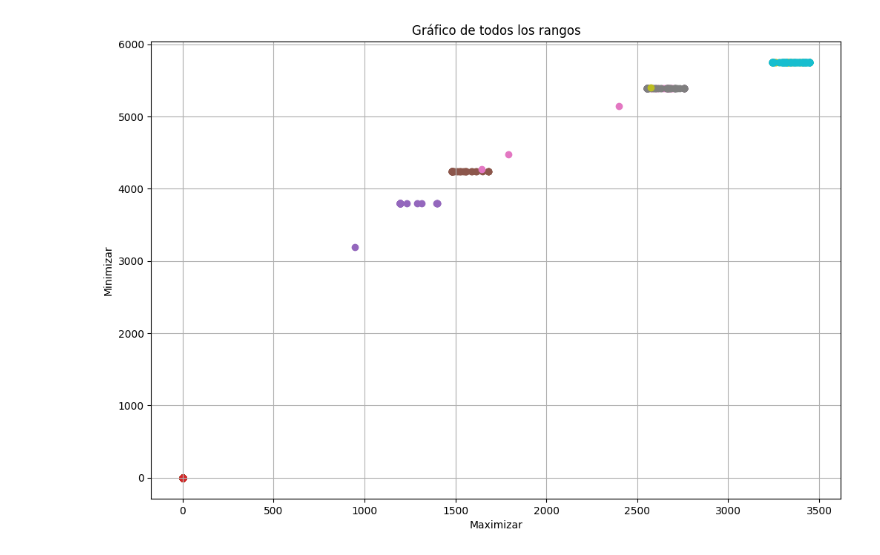
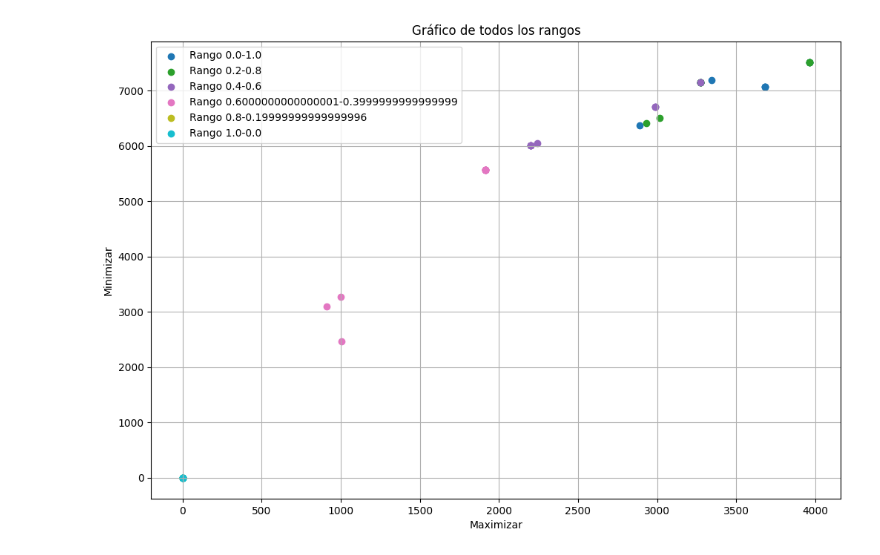
Before and after one commit to SwTzu/TareaOpti, a Jupyter notebook: optimizacion (1).ipynb, the cells around one changed output. Drawn from its saved outputs; the diff is of its cells as text; code cells hidden in the pictures.

```diff
--- a/optimizacion (1).ipynb
+++ b/optimizacion (1).ipynb
@@ -122,7 +164,7 @@ def actualizar_valores(i, ref_vector, Pdp):
         else:
             new_value = randomloc(u)
         i[u] = new_value
-    return np.clip(i, lower_band, upper_band)
+    return master_sigmoide(np.clip(i, lower_band, upper_band))
 # %%
 def Smin(t,maxiter):
     return (10 * 10**-6)/(365**(t/(maxiter/2.5)))
@@ -134,8 +172,8 @@ el rest = normal
 def main(maxiter,popsize,wmax,wmin):
     FS=[]
     for i in range(popsize):
-        while True:
-            aux=[random.uniform(lower_band[j], upper_band[j]) for j in range(len(lower_band))]
+        while True
+            aux=master_sigmoide([random.uniform(lower_band[j], upper_band[j]) for j in range(len(lower_band))])
             if restricciones(aux):
                 break
         FS.append(aux)
@@ -157,7 +195,7 @@ def main(maxiter,popsize,wmax,wmin):
             resta = 0
             while True:
                 FS[j + 1] = actualizar_valores(i, FS[0], Pdp)
-                if restricciones(FS[j+1]):
+                if restricciones(FS[j + 1]):
                     break
             resta = np.array(i) - np.array(FS[0])
             resta = np.sqrt(np.sum(resta**2))
@@ -168,19 +206,17 @@ def main(maxiter,popsize,wmax,wmin):
                 ref_vector = random.choice(FS[1:4])
             else:
                 ref_vector = FS[0]
-            while True:
-                FS[idx + 4] = actualizar_valores(j, ref_vector, Pdp)
-                if restricciones(FS[idx + 4]):
-                    break
+
+            FS[idx + 4] = actualizar_valores(j, ref_vector, Pdp)
+
 
         for idx, value in enumerate(Sc):
             if value < Smin(iterable, maxiter):
-                while True:
-                    for i in range(len(FS[idx + 1])):
-                        FS[idx + 1][i] = randomloc(i)
-                    if restricciones(FS[idx + 1]):
-                        break
-                FS[idx + 1] = np.clip(FS[idx + 1], lower_band, upper_band)
+
+                for i in range(len(FS[idx + 1])):
+                    FS[idx + 1][i] = randomloc(i)
+
+                FS[idx + 1] = master_sigmoide(np.clip(FS[idx + 1], lower_band, upper_band))
 
         fitness_values = [scalarizing(ind,wmax,wmin) for ind in FS]
 
@@ -194,12 +230,22 @@ def main(maxiter,popsize,wmax,wmin):
 
     return FS
 # %%
-repeticiones=50
+repeticiones=10
 resultados={}
-for i in np.arange(0.0, 1.1, 0.1):
-    print(f"{i}-{1-i}")
+for i in np.arange(0.0, 1.1, 0.20):
+    # print(f"{i}-{1-i}")
     resultados[f"{i}-{1-i}"]=[]
+    cons=Console()
+    tabla=Table(title=f"SSA FS resultantes con factores {i} y {1-i}",show_header=True,header_style="bold magenta")
+    tabla.add_column("FS",justify="full",no_wrap=True)
+    tabla.add_column("Maximizacion",style="dim",justify="full",no_wrap=True)
+    tabla.add_column("Minimizacion",style="dim",justify="full")
+    tabla.add_column("Scalarizing",style="dim",justify="full")
+    tabla.add_column("Restricciones",style="dim",justify="full")
     for j in range(repeticiones):
         FS=main(100,10,i,1-i)
         resultados[f"{i}-{1-i}"].append([maximizar(FS[0]),minimizar(FS[0])])
+        for j in FS:
+            tabla.add_row(str(j),str(maximizar(j)),str(minimizar(j)),str(scalarizing(j,i,1-i)),str(restricciones(j)))
+    cons.print(tabla)
 # %% [output]
@@ -237,22 +374,22 @@ resultados
 # %%
 plt.figure(figsize=(12, 8))
 plt.title('Gráfico de todos los rangos')
 plt.xlabel('Maximizar')
 plt.ylabel('Minimizar')
 
 # Diferentes colores para cada rango
 colors = plt.get_cmap('tab10', len(resultados))
 
 # Iterar sobre cada conjunto de datos y agregar al gráfico
 for idx, (key, values) in enumerate(resultados.items()):
     x_values = [v[0] for v in values]
     y_values = [v[1] for v in values]
 
     plt.scatter(x_values, y_values, label=f'Rango {key}', color=colors(idx))
 
 # Mostrar leyenda y cuadrícula
-# plt.legend()
+plt.legend()
 plt.grid(True)
 plt.show()
 # %% [output]
-[figure, old version]
+[figure, new version]
```
Also changed, not shown: parts of 8 cells of this notebook, 1 other file.
